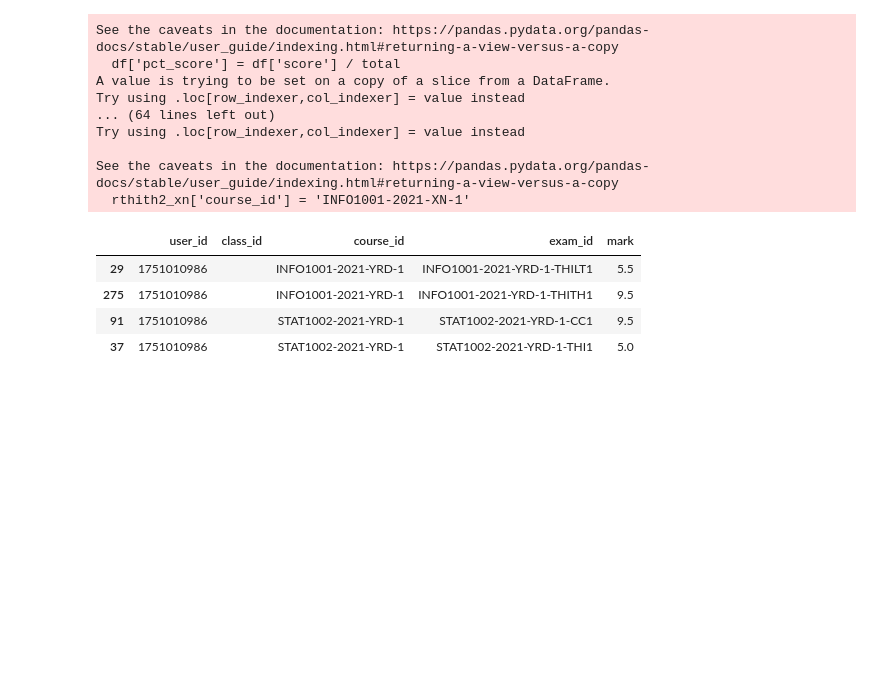
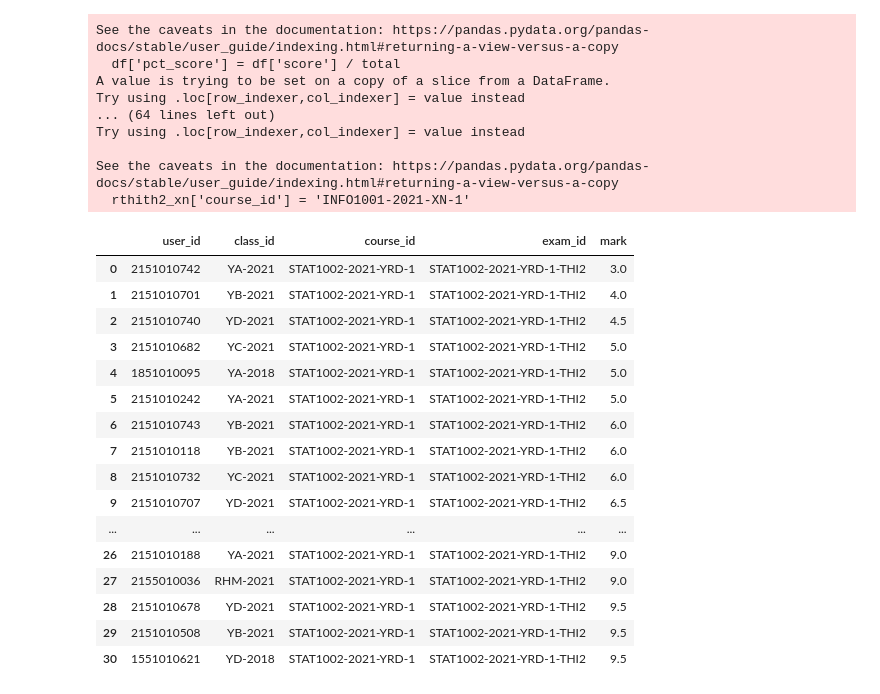
Before and after one commit to pham-k/xu-ly-diem, a Jupyter notebook: notebook/all_res.ipynb, the cells around one changed output. Cells and saved outputs as stored; diff of their text form; code cells hidden in the pictures; blank space fills up the shorter version.

Commit message:
Add STAT1002-2021-YRD-1-THI2

```diff
--- a/notebook/all_res.ipynb
+++ b/notebook/all_res.ipynb
@@ -607,10 +607,12 @@ res.loc[res.user_id == '2055010028', 'exam_id'] = 'INFO1001-2020-YRD-1-THITH1'
 PATH_RCC1 = '../data/2021/response/STAT1002-2021-YRD-1-CC1 (Responses).xlsx'
 PATH_RQT1 = '../data/2021/response/STAT1002-2021-YRD-1-QT1 (Responses).xlsx'
 PATH_RTHI1 = '../data/2021/response/STAT1002-2021-YRD-1-THI1 (Responses).xlsx'
+PATH_RTHI2 = '../data/2021/response/STAT1002-2021-YRD-1-THI2 (Responses).xlsx'
 
 rcc1 = util.parse_response(PATH_RCC1)
 rqt1 = util.parse_response(PATH_RQT1)
 rthi1 = util.parse_response(PATH_RTHI1)
+rthi2 = util.parse_response(PATH_RTHI2)
 
 # Fix
 rqt1.loc[rqt1.name == "TRẦN ÁNH NGỌC", 'user_id'] = '2151010350'  # tran anh ngoc, sai mssv
@@ -628,36 +630,51 @@ rthi1.loc[rthi1.name == 'NGÔ NGỌC CHÂU', 'user_id'] = '2151010054'  # ngo ng
 rcc1['course_id'] = 'STAT1002-2021-YRD-1'
 rqt1['course_id'] = 'STAT1002-2021-YRD-1'
 rthi1['course_id'] = 'STAT1002-2021-YRD-1'
+rthi2['course_id'] = 'STAT1002-2021-YRD-1'
 
 cc1 = mh.get_mark(rcc1, cutpoint, total=25, exam_id='STAT1002-2021-YRD-1-CC1')
 qt1 = mh.get_mark(rqt1, cutpoint, total=20, exam_id='STAT1002-2021-YRD-1-QT1')
 thi1 = mh.get_mark(rthi1, cutpoint, total=50, exam_id='STAT1002-2021-YRD-1-THI1')
+thi2 = mh.get_mark(rthi2, cutpoint, total=50, exam_id='STAT1002-2021-YRD-1-THI2')
 
 res = (
     res
     .append(cc1)
     .append(qt1)
     .append(thi1)
+    .append(thi2)
 )
 
 # rthi1.query('name == "NGÔ NGỌC CHÂU"')
 # %%
 # res
-res.query('user_id == "1751010986"')
+# res.query('user_id == "1751010986"')
 # res.query('name == "TRẦN ÁNH NGỌC"')
 # res.query('course_id == "STAT1002-2021-YRD-1"')
-# res.query('exam_id == "INFO1001-2021-YRD-1-QT1"')
+res.query('exam_id == "STAT1002-2021-YRD-1-THI2"')
 # res.query('exam_id == "INFO1001-2021-DD-1-CC3" and user_id == "215301014"')
 # res.query('course_id == "STAT1001-2021-KX-2" and exam_id == "STAT1001-2021-KX-2-CC2"')
 # res.query('course_id == "INFO1001-2021-DD-1" and class_id == "dd-2020"')
 # res.query('exam_id == "INFO1001-2021-DHD-1-THITH1"')
 # rcc2
 # %% [output]
 |  | user_id | class_id | course_id | exam_id | mark |
-| 29 | 1751010986 |  | INFO1001-2021-YRD-1 | INFO1001-2021-YRD-1-THILT1 | 5.5 |
-| 275 | 1751010986 |  | INFO1001-2021-YRD-1 | INFO1001-2021-YRD-1-THITH1 | 9.5 |
-| 91 | 1751010986 |  | STAT1002-2021-YRD-1 | STAT1002-2021-YRD-1-CC1 | 9.5 |
-| 37 | 1751010986 |  | STAT1002-2021-YRD-1 | STAT1002-2021-YRD-1-THI1 | 5.0 |
+| 0 | 2151010742 | YA-2021 | STAT1002-2021-YRD-1 | STAT1002-2021-YRD-1-THI2 | 3.0 |
+| 1 | 2151010701 | YB-2021 | STAT1002-2021-YRD-1 | STAT1002-2021-YRD-1-THI2 | 4.0 |
+| 2 | 2151010740 | YD-2021 | STAT1002-2021-YRD-1 | STAT1002-2021-YRD-1-THI2 | 4.5 |
+| 3 | 2151010682 | YC-2021 | STAT1002-2021-YRD-1 | STAT1002-2021-YRD-1-THI2 | 5.0 |
+| 4 | 1851010095 | YA-2018 | STAT1002-2021-YRD-1 | STAT1002-2021-YRD-1-THI2 | 5.0 |
+| 5 | 2151010242 | YA-2021 | STAT1002-2021-YRD-1 | STAT1002-2021-YRD-1-THI2 | 5.0 |
+| 6 | 2151010743 | YB-2021 | STAT1002-2021-YRD-1 | STAT1002-2021-YRD-1-THI2 | 6.0 |
+| 7 | 2151010118 | YB-2021 | STAT1002-2021-YRD-1 | STAT1002-2021-YRD-1-THI2 | 6.0 |
+| 8 | 2151010732 | YC-2021 | STAT1002-2021-YRD-1 | STAT1002-2021-YRD-1-THI2 | 6.0 |
+| 9 | 2151010707 | YD-2021 | STAT1002-2021-YRD-1 | STAT1002-2021-YRD-1-THI2 | 6.5 |
+| ... | ... | ... | ... | ... | ... |
+| 26 | 2151010188 | YA-2021 | STAT1002-2021-YRD-1 | STAT1002-2021-YRD-1-THI2 | 9.0 |
+| 27 | 2155010036 | RHM-2021 | STAT1002-2021-YRD-1 | STAT1002-2021-YRD-1-THI2 | 9.0 |
+| 28 | 2151010678 | YD-2021 | STAT1002-2021-YRD-1 | STAT1002-2021-YRD-1-THI2 | 9.5 |
+| 29 | 2151010508 | YB-2021 | STAT1002-2021-YRD-1 | STAT1002-2021-YRD-1-THI2 | 9.5 |
+| 30 | 1551010621 | YD-2018 | STAT1002-2021-YRD-1 | STAT1002-2021-YRD-1-THI2 | 9.5 |
 # %%
 # current_date = pd.Timestamp.now().date().__str__()
 res.to_csv(f'../data/2021/response/all-response.csv', index=False)
```
Also changed, not shown: 2 other files.
